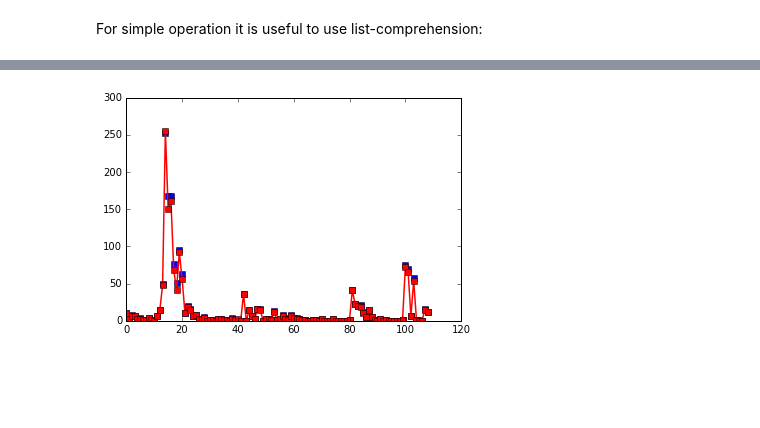
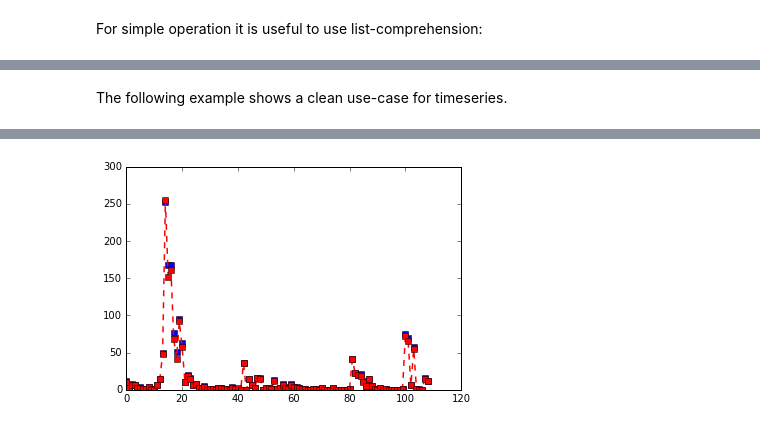
Before and after one commit to chernals/kepler, a Jupyter notebook: VarilogExample.ipynb, the cells around one changed output, grey strips where cells are left out. Drawn from its saved outputs; the diff is of its cells as text; code cells hidden in the pictures; blank space fills up the shorter version.

Commit message:
Improved example

```diff
--- a/VarilogExample.ipynb
+++ b/VarilogExample.ipynb
@@ -224,0 +274,2 @@ md.cycles['2015-11-08T23:00:15.099999']
+# %%
+md = vrl.MD('mte2015_optim', '1.0')
@@ -257,7 +320,9 @@ Wall time: 101 ms
+# %% [markdown]
+The following example shows a clean use-case for timeseries.
 # %%
 %%time
 blms = md.parameters.CPS_BLM.Acquisition.lastLosses
 print("Averaging over %d cycles" % len(blms))
 plt.plot(np.mean([x[1] for x in blms], axis=0), 'bs', markersize=6)
-plt.plot(np.median([x[1] for x in blms], axis=0), 'rs-', markersize=6)
+plt.plot(np.median([x[1] for x in blms], axis=0), 'rs--', markersize=6)
 # %% [output]
@@ -267 +332 @@ Wall time: 38.5 ms
-[figure, old version]
+[figure, new version]
```
Also changed, not shown: parts of 23 cells of this notebook.
